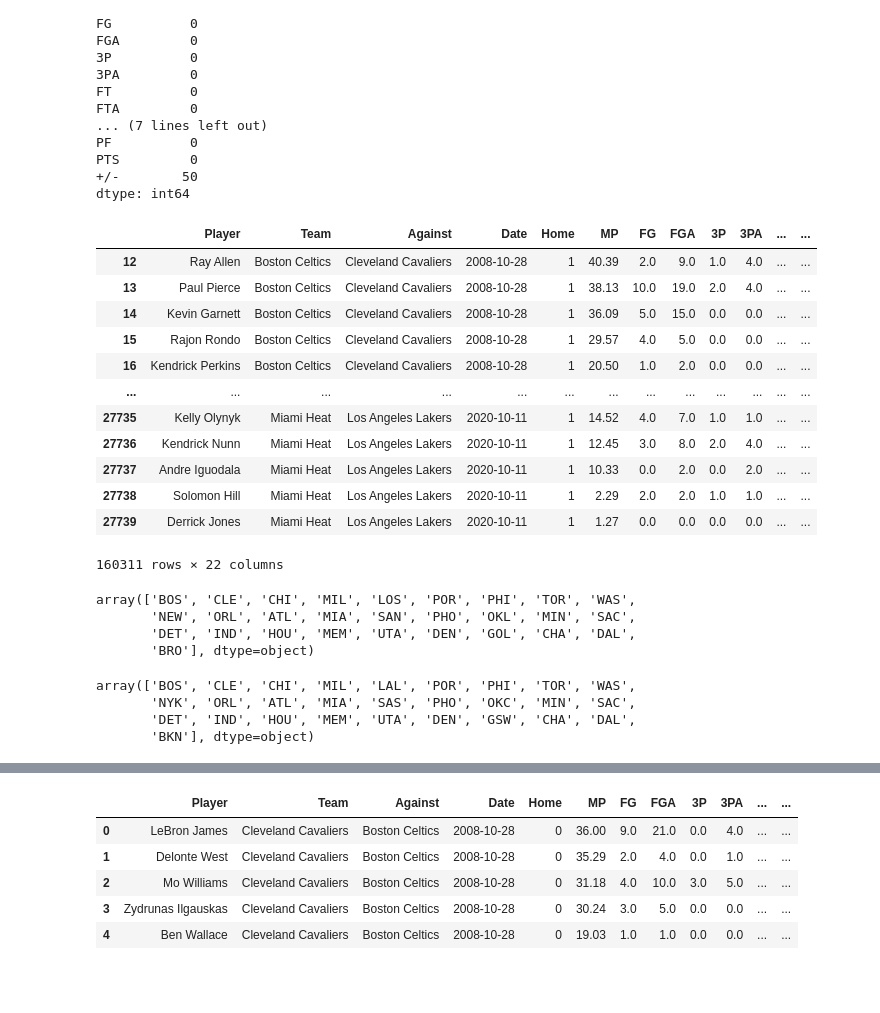
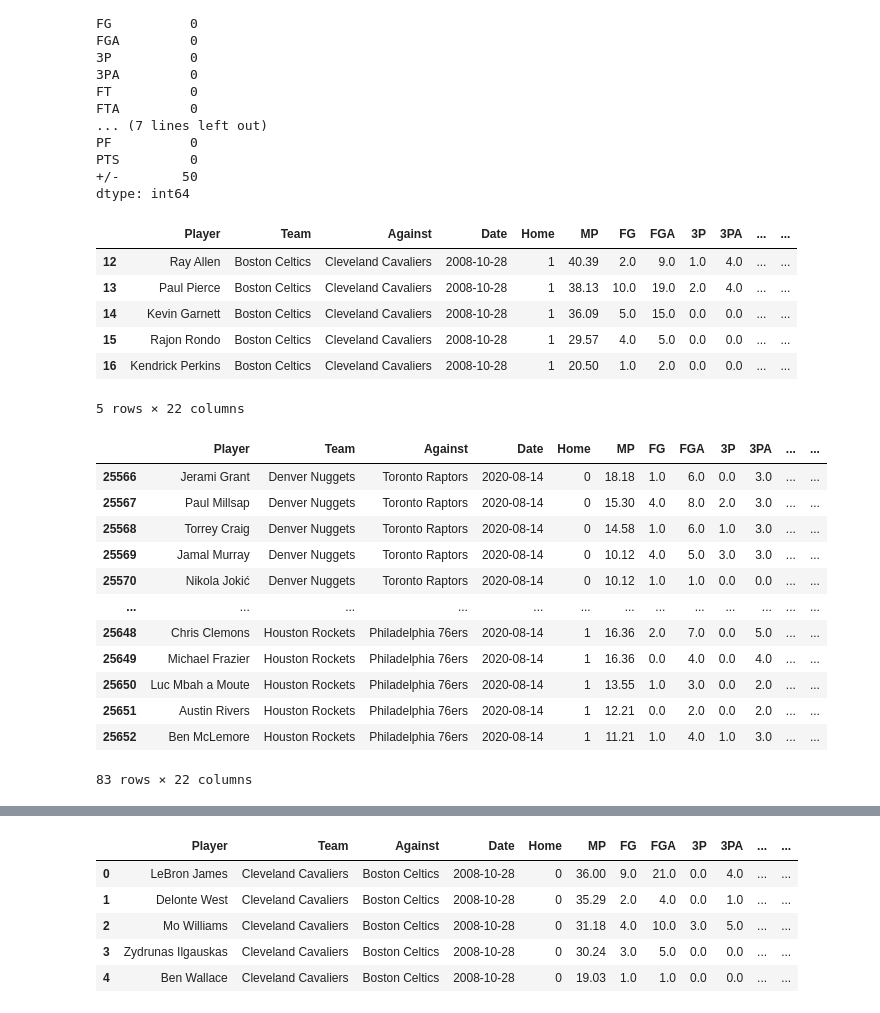
Before and after one commit to ElectricSheep007/UNH-Repo, a Jupyter notebook: DS_Guided_Capstone_2_Repo/virenv/Guided_Capstone_Project_2.ipynb, the cells around one changed output, grey strips where cells are left out. Cells and saved outputs as stored; diff of their text form; code cells hidden in the pictures; blank space fills up the shorter version.

Commit message:
update to GCP2 wrangle game id nomenclature

```diff
--- a/DS_Guided_Capstone_2_Repo/virenv/Guided_Capstone_Project_2.ipynb
+++ b/DS_Guided_Capstone_2_Repo/virenv/Guided_Capstone_Project_2.ipynb
@@ -164,44 +166,29 @@ dtype: int64
 
 player_stats['Date'] = pd.to_datetime(player_stats['Date'])
 # %%
-player_stats[player_stats['Home'] == 1]
+player_stats[player_stats['Home'] == 1].head()
 # %% [output]
 |  | Player | Team | Against | Date | Home | MP | FG | FGA | 3P | 3PA | ... | ... |
 | 12 | Ray Allen | Boston Celtics | Cleveland Cavaliers | 2008-10-28 | 1 | 40.39 | 2.0 | 9.0 | 1.0 | 4.0 | ... | ... |
 | 13 | Paul Pierce | Boston Celtics | Cleveland Cavaliers | 2008-10-28 | 1 | 38.13 | 10.0 | 19.0 | 2.0 | 4.0 | ... | ... |
 | 14 | Kevin Garnett | Boston Celtics | Cleveland Cavaliers | 2008-10-28 | 1 | 36.09 | 5.0 | 15.0 | 0.0 | 0.0 | ... | ... |
 | 15 | Rajon Rondo | Boston Celtics | Cleveland Cavaliers | 2008-10-28 | 1 | 29.57 | 4.0 | 5.0 | 0.0 | 0.0 | ... | ... |
 | 16 | Kendrick Perkins | Boston Celtics | Cleveland Cavaliers | 2008-10-28 | 1 | 20.50 | 1.0 | 2.0 | 0.0 | 0.0 | ... | ... |
-| ... | ... | ... | ... | ... | ... | ... | ... | ... | ... | ... | ... | ... |
-| 27735 | Kelly Olynyk | Miami Heat | Los Angeles Lakers | 2020-10-11 | 1 | 14.52 | 4.0 | 7.0 | 1.0 | 1.0 | ... | ... |
-| 27736 | Kendrick Nunn | Miami Heat | Los Angeles Lakers | 2020-10-11 | 1 | 12.45 | 3.0 | 8.0 | 2.0 | 4.0 | ... | ... |
-| 27737 | Andre Iguodala | Miami Heat | Los Angeles Lakers | 2020-10-11 | 1 | 10.33 | 0.0 | 2.0 | 0.0 | 2.0 | ... | ... |
-| 27738 | Solomon Hill | Miami Heat | Los Angeles Lakers | 2020-10-11 | 1 | 2.29 | 2.0 | 2.0 | 1.0 | 1.0 | ... | ... |
-| 27739 | Derrick Jones | Miami Heat | Los Angeles Lakers | 2020-10-11 | 1 | 1.27 | 0.0 | 0.0 | 0.0 | 0.0 | ... | ... |
-160311 rows × 22 columns
+5 rows × 22 columns
-# %%
-#Creating game ID column for bridging the team_stats and player_stats datasets.
-#We want to uniform the ID to just using the home team abbreviation
-
-if (player_stats['Home'] == 1).all():
-    player_stats['homeAbbr'] = player_stats['Team'].str[0:3].str.upper()
-else:
-    player_stats['homeAbbr'] = player_stats['Against'].str[0:3].str.upper()
-
-player_stats['homeAbbr'].unique()
-
-#We can see that using just the first 3 characters most of the abbreviations are the standard for representing the NBA teams, but there are exceptions.
-#Need to change (LOS, NEW, SAN, OKL, GOL, BRO)
-# %% [output]
-array(['BOS', 'CLE', 'CHI', 'MIL', 'LOS', 'POR', 'PHI', 'TOR', 'WAS',
-       'NEW', 'ORL', 'ATL', 'MIA', 'SAN', 'PHO', 'OKL', 'MIN', 'SAC',
-       'DET', 'IND', 'HOU', 'MEM', 'UTA', 'DEN', 'GOL', 'CHA', 'DAL',
-       'BRO'], dtype=object)
-# %%
-player_stats['homeAbbr'] = player_stats['homeAbbr'].replace({'LOS': 'LAL', 'NEW': 'NYK', 'SAN':'SAS', 'OKL': 'OKC', 'GOL':'GSW', 'BRO':'BKN'})
-player_stats['homeAbbr'].unique()
-# %% [output]
-array(['BOS', 'CLE', 'CHI', 'MIL', 'LAL', 'POR', 'PHI', 'TOR', 'WAS',
-       'NYK', 'ORL', 'ATL', 'MIA', 'SAS', 'PHO', 'OKC', 'MIN', 'SAC',
-       'DET', 'IND', 'HOU', 'MEM', 'UTA', 'DEN', 'GSW', 'CHA', 'DAL',
-       'BKN'], dtype=object)
+# %%
+test1 = player_stats[player_stats['Date'] == '2020-8-14']
+test1
+# %% [output]
+|  | Player | Team | Against | Date | Home | MP | FG | FGA | 3P | 3PA | ... | ... |
+| 25566 | Jerami Grant | Denver Nuggets | Toronto Raptors | 2020-08-14 | 0 | 18.18 | 1.0 | 6.0 | 0.0 | 3.0 | ... | ... |
+| 25567 | Paul Millsap | Denver Nuggets | Toronto Raptors | 2020-08-14 | 0 | 15.30 | 4.0 | 8.0 | 2.0 | 3.0 | ... | ... |
+| 25568 | Torrey Craig | Denver Nuggets | Toronto Raptors | 2020-08-14 | 0 | 14.58 | 1.0 | 6.0 | 1.0 | 3.0 | ... | ... |
+| 25569 | Jamal Murray | Denver Nuggets | Toronto Raptors | 2020-08-14 | 0 | 10.12 | 4.0 | 5.0 | 3.0 | 3.0 | ... | ... |
+| 25570 | Nikola Jokić | Denver Nuggets | Toronto Raptors | 2020-08-14 | 0 | 10.12 | 1.0 | 1.0 | 0.0 | 0.0 | ... | ... |
+| ... | ... | ... | ... | ... | ... | ... | ... | ... | ... | ... | ... | ... |
+| 25648 | Chris Clemons | Houston Rockets | Philadelphia 76ers | 2020-08-14 | 1 | 16.36 | 2.0 | 7.0 | 0.0 | 5.0 | ... | ... |
+| 25649 | Michael Frazier | Houston Rockets | Philadelphia 76ers | 2020-08-14 | 1 | 16.36 | 0.0 | 4.0 | 0.0 | 4.0 | ... | ... |
+| 25650 | Luc Mbah a Moute | Houston Rockets | Philadelphia 76ers | 2020-08-14 | 1 | 13.55 | 1.0 | 3.0 | 0.0 | 2.0 | ... | ... |
+| 25651 | Austin Rivers | Houston Rockets | Philadelphia 76ers | 2020-08-14 | 1 | 12.21 | 0.0 | 2.0 | 0.0 | 2.0 | ... | ... |
+| 25652 | Ben McLemore | Houston Rockets | Philadelphia 76ers | 2020-08-14 | 1 | 11.21 | 1.0 | 4.0 | 1.0 | 3.0 | ... | ... |
+83 rows × 22 columns
```
Also changed, not shown: parts of 30 cells of this notebook, 2 other files.
